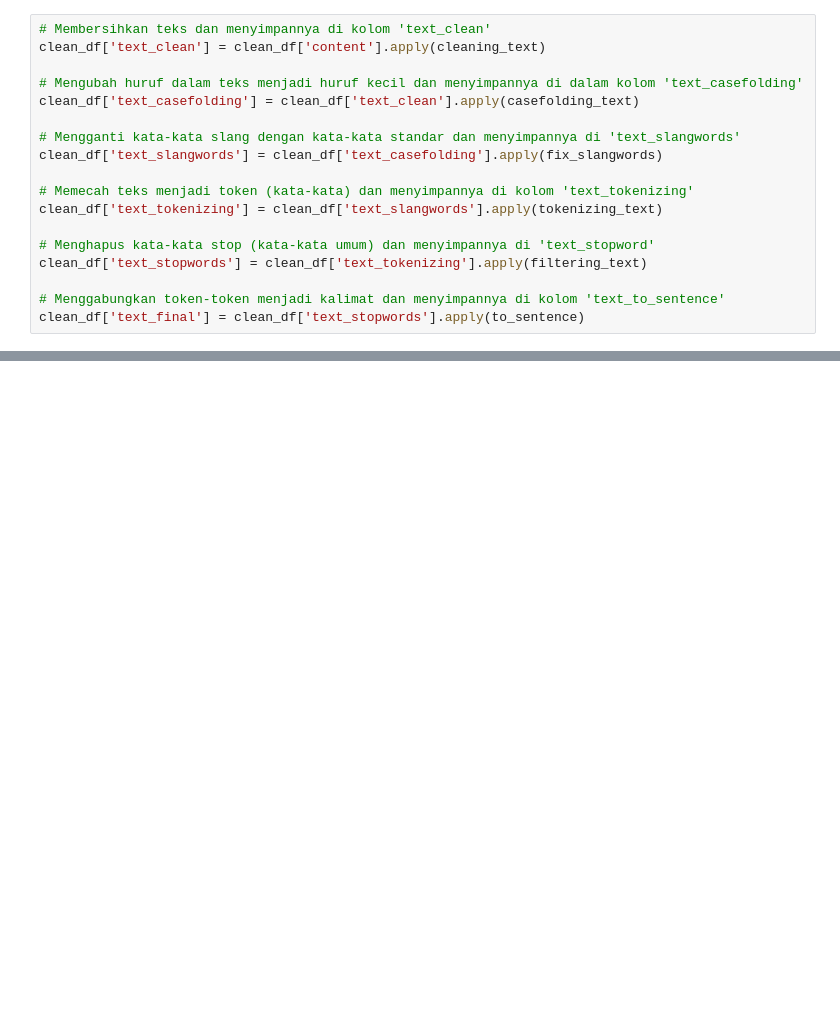
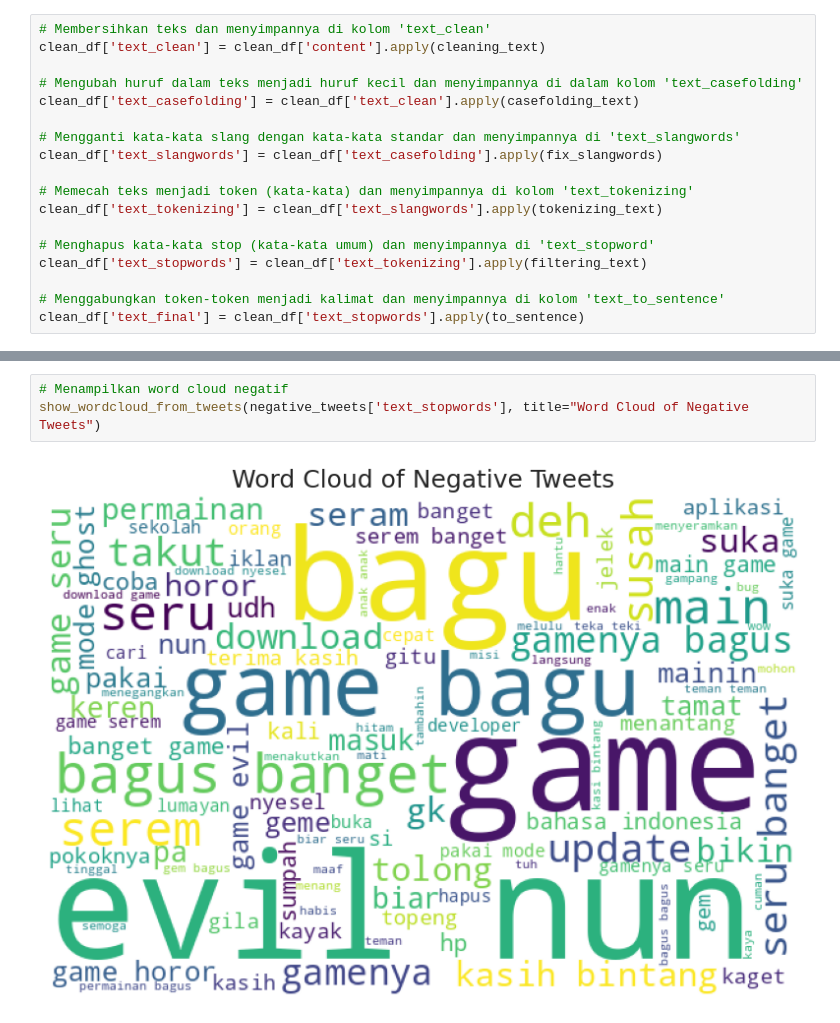
Before and after one commit to Refanz/sentiment-analysis-game-evil-nun2-origins, a Jupyter notebook: notebook.ipynb, the cells around one changed output, grey strips where cells are left out. Drawn from its saved outputs; the diff is of its cells as text; blank space fills up the shorter version.

```diff
--- a/notebook.ipynb
+++ b/notebook.ipynb
@@ -473,0 +710,5 @@ clean_df
+# %%
+# Menampilkan word cloud negatif
+show_wordcloud_from_tweets(negative_tweets['text_stopwords'], title="Word Cloud of Negative Tweets")
+# %% [output]
+[figure, added]
```
Also changed, not shown: parts of 32 cells of this notebook, 2 other files.
